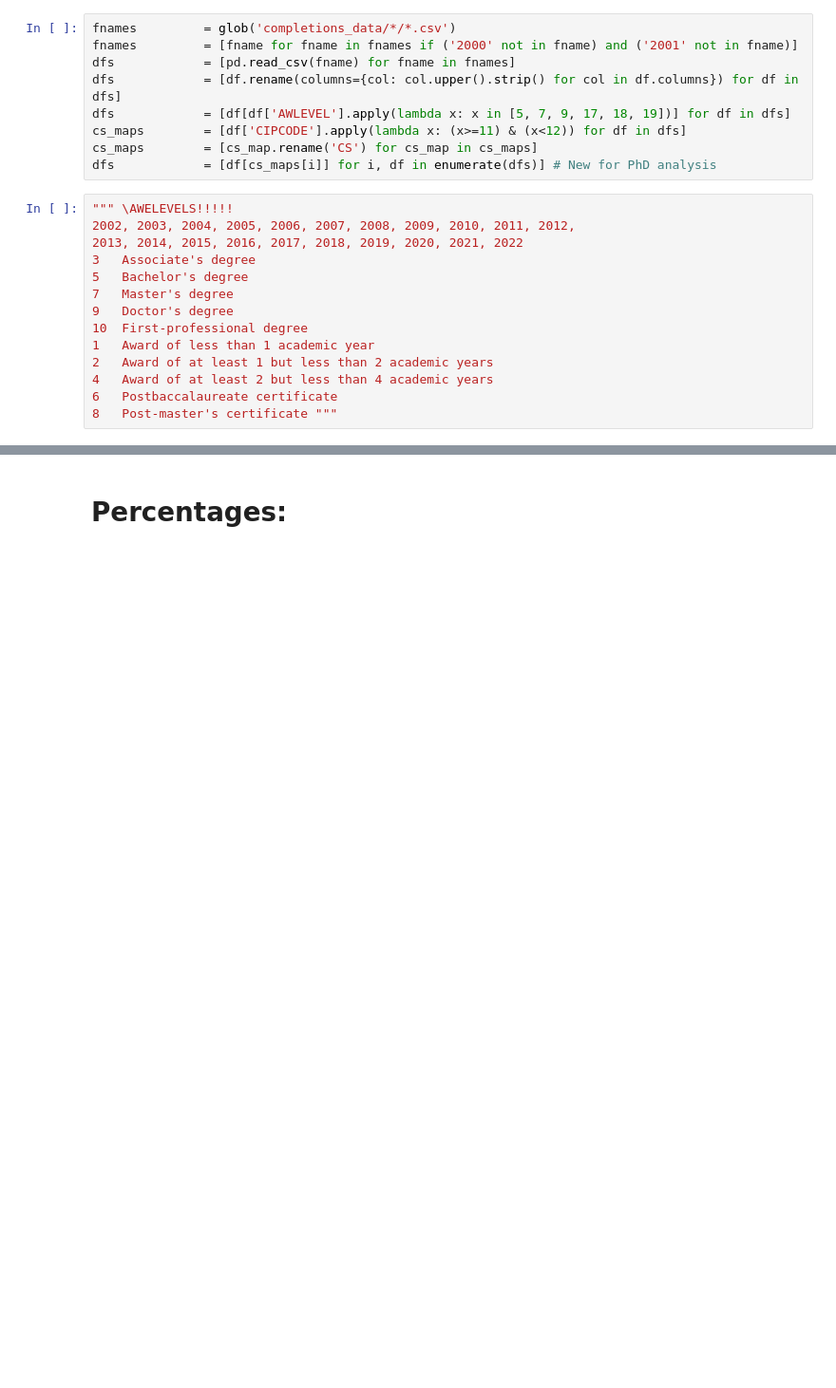
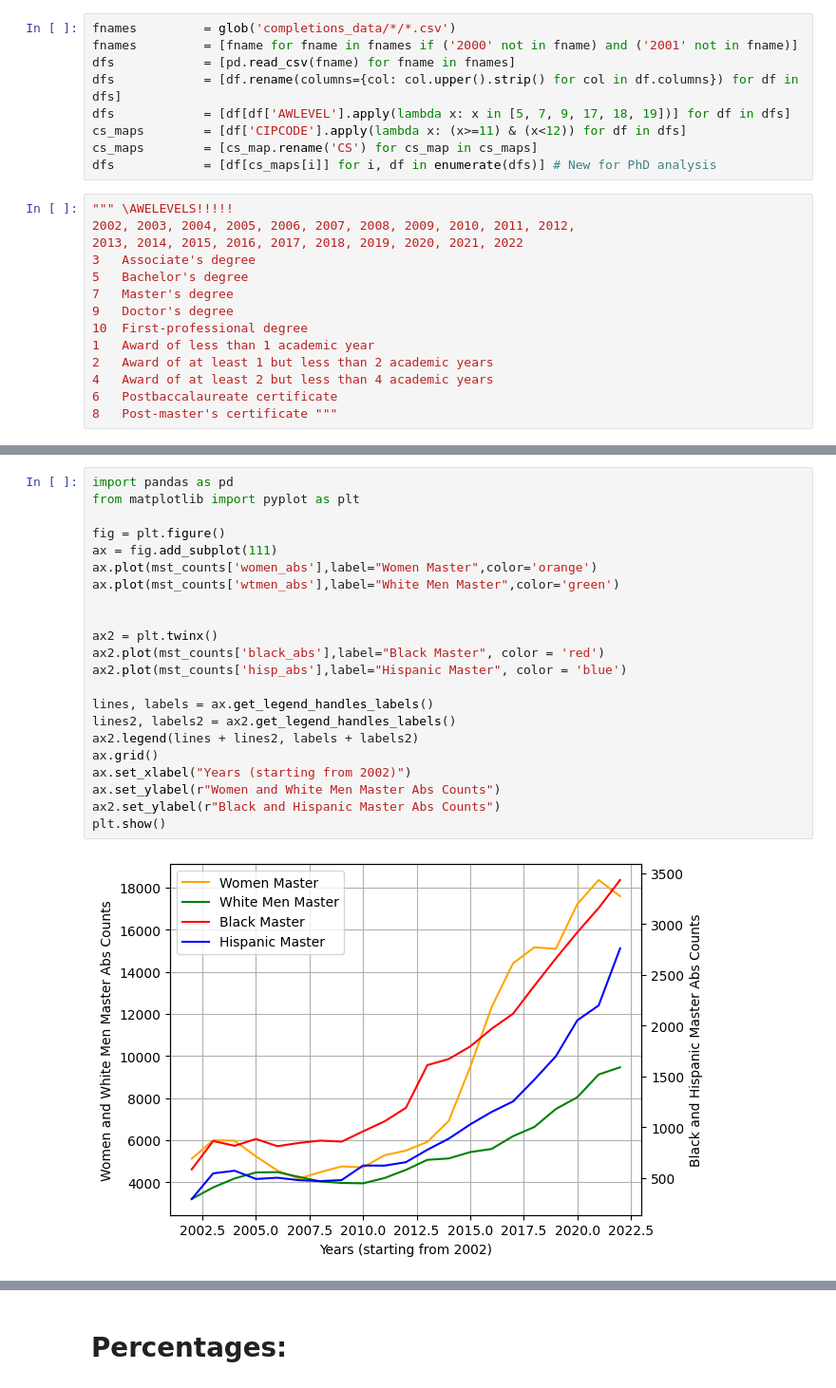
Before and after one commit to fahadsultan/dei-facultystaff, a Jupyter notebook: nat_trends.ipynb, the cells around one changed output, grey strips where cells are left out. Shown at 95% size. Saved outputs shown, nothing was run; the diff lists cells and outputs as text; blank space fills up the shorter version.

```diff
--- a/nat_trends.ipynb
+++ b/nat_trends.ipynb
@@ -117,0 +131,24 @@ plt.plot(ugd_counts['hisp_abs'].loc[range(2011, 2022)])
+# %%
+import pandas as pd
+from matplotlib import pyplot as plt
+
+fig = plt.figure()
+ax = fig.add_subplot(111)
+ax.plot(mst_counts['women_abs'],label="Women Master",color='orange')
+ax.plot(mst_counts['wtmen_abs'],label="White Men Master",color='green')
+
+
+ax2 = plt.twinx()
+ax2.plot(mst_counts['black_abs'],label="Black Master", color = 'red')
+ax2.plot(mst_counts['hisp_abs'],label="Hispanic Master", color = 'blue')
+
+lines, labels = ax.get_legend_handles_labels()
+lines2, labels2 = ax2.get_legend_handles_labels()
+ax2.legend(lines + lines2, labels + labels2)
+ax.grid()
+ax.set_xlabel("Years (starting from 2002)")
+ax.set_ylabel(r"Women and White Men Master Abs Counts")
+ax2.set_ylabel(r"Black and Hispanic Master Abs Counts")
+plt.show()
+# %% [output]
+[figure, added]
```
Also changed, not shown: parts of 16 cells of this notebook.
